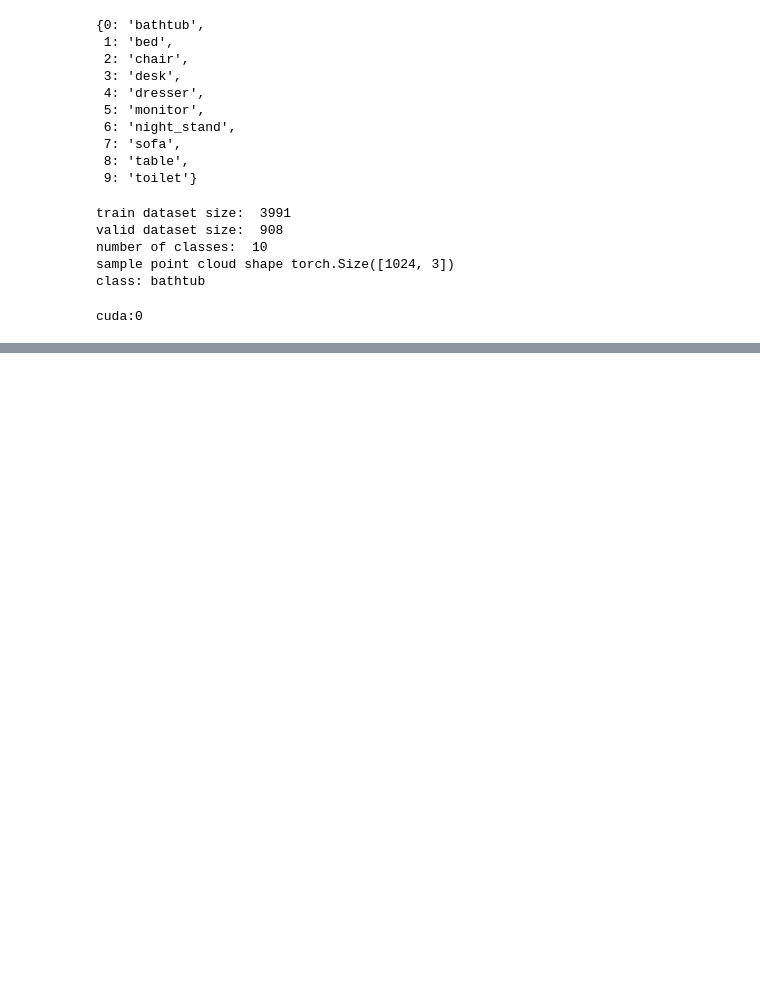
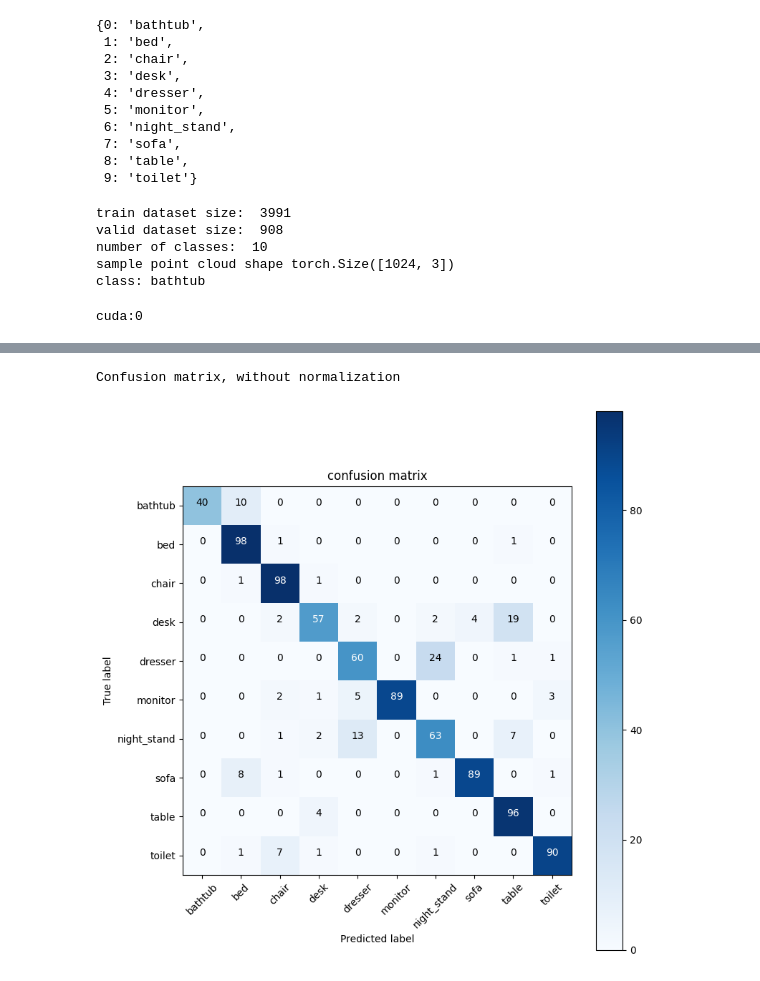
Before and after one commit to Bailey-24/myPointnet, a Jupyter notebook: classification.ipynb, the cells around one changed output, grey strips where cells are left out. Cells and saved outputs as stored; diff of their text form; code cells hidden in the pictures; blank space fills up the shorter version.

```diff
--- a/classification.ipynb
+++ b/classification.ipynb
@@ -211,7 +212,7 @@ tensor([[ 0.4517, -0.1022,  0.3542],
 # %%
 import torchvision.transforms as transforms
 def default_transforms():
-    return transforms.Compose([PointSampler(10240),
+    return transforms.Compose([PointSampler(1024),
                                Normalize(),
                                ToTensor()])
 # %%
@@ -445,4 +446,4 @@ def train(model, train_loader, val_loader=None, epochs=15, save=True):
         if save and epoch >= 10:
             torch.save(pointnet.state_dict(), "./checkpoints/save" + str(epoch) + ".pth")
 
-train(pointnet, train_loader, valid_loader, save=True)
+# train(pointnet, train_loader, valid_loader, save=True)
@@ -465,5 +450,5 @@ NameError: name 'tensor' is not defined
 # %%
 
 pointnet = PointNet()
-pointnet.load_state_dict(torch.load("./checkpoints/save_15.pth"))
+pointnet.load_state_dict(torch.load("./checkpoints/save14.pth"))
 pointnet.eval()
@@ -502,7 +518,7 @@ def plot_confusion_matrix(cm, classes, normalize=False, title='confusion matrix'
 
     fmt = '.2f' if normalize else 'd'
     thresh = cm.max() / 2.
-    for i, j in itertools.product(range(cm.shape[0], range(cm.shape[1]))):
+    for i, j in itertools.product(range(cm.shape[0]), range(cm.shape[1])):
         plt.text(j, i, format(cm[i, j], fmt),
                 horizontalalignment="center",
                 color="white" if cm[i, j] > thresh else "black")
@@ -515,3 +534,6 @@ plot_confusion_matrix(cm, list(classes.keys()), normalize=True)
 # %%
-plt.figure(figsize=(10,10))
+plt.figure(figsize=(8,8))
 plot_confusion_matrix(cm, list(classes.keys()), normalize=False)
+# %% [output]
+Confusion matrix, without normalization
+[figure, added]
```
Also changed, not shown: parts of 15 cells of this notebook, 1 other file.
